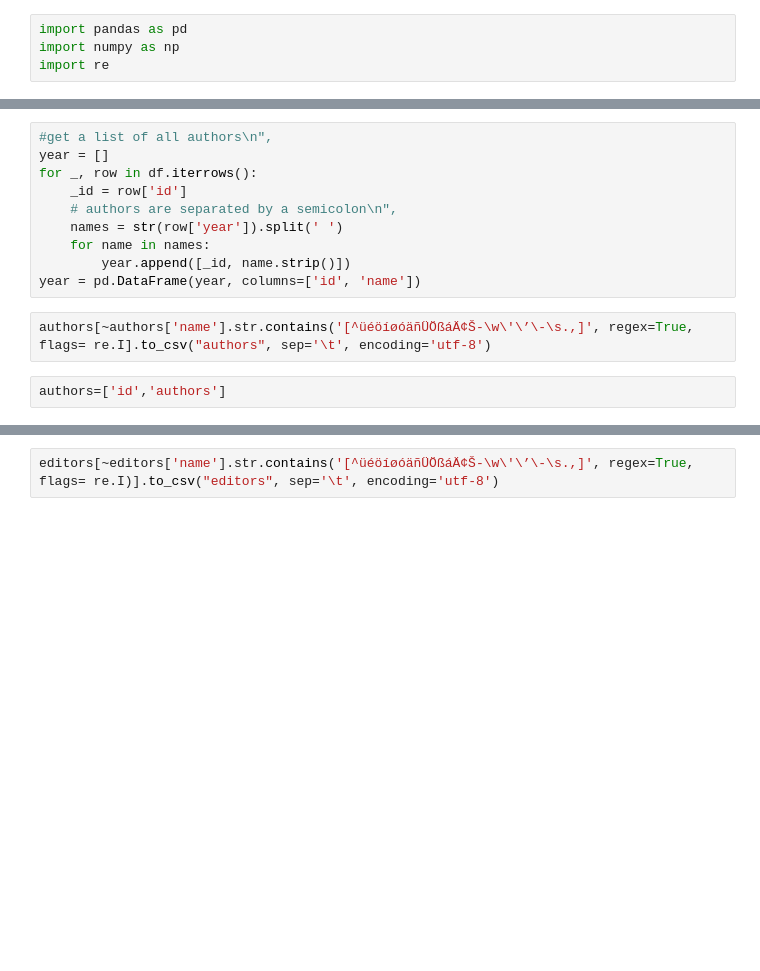
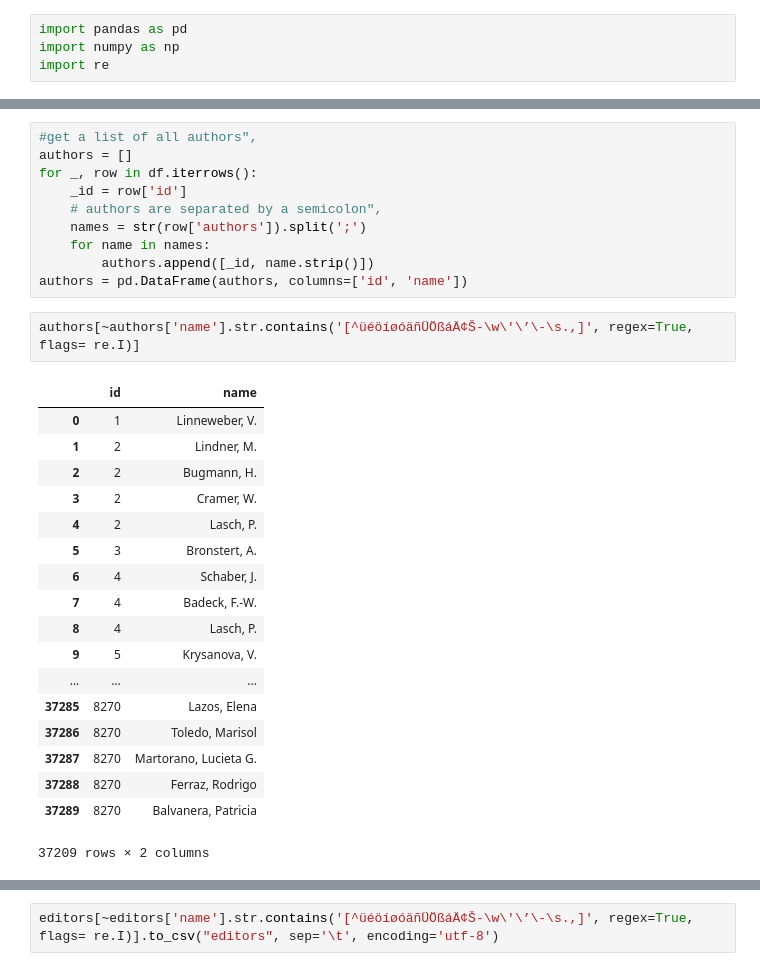
Before and after one commit to code-openness/Data, a Jupyter notebook: Preprocessing/Coding Openness.ipynb, the cells around one changed output, grey strips where cells are left out. Cells and saved outputs as stored; diff of their text form; blank space fills up the shorter version.

Commit message:
useless information in author, editor, year removed

```diff
--- a/Preprocessing/Coding Openness.ipynb
+++ b/Preprocessing/Coding Openness.ipynb
@@ -11,14 +32,31 @@ df.replace('\\n', np.NaN)
 # %%
-#get a list of all authors\n",
-year = []
+#get a list of all authors",
+authors = []
 for _, row in df.iterrows():
     _id = row['id']
-    # authors are separated by a semicolon\n",
-    names = str(row['year']).split(' ')
+    # authors are separated by a semicolon",
+    names = str(row['authors']).split(';')
     for name in names:
-        year.append([_id, name.strip()])
-year = pd.DataFrame(year, columns=['id', 'name'])
+        authors.append([_id, name.strip()])
+authors = pd.DataFrame(authors, columns=['id', 'name'])
 # %%
-authors[~authors['name'].str.contains('[^üéöíøóäñÜÖßáÄ¢Š‐\w\'\’\-\s.,]', regex=True, flags= re.I].to_csv("authors", sep='\t', encoding='utf-8')
+authors[~authors['name'].str.contains('[^üéöíøóäñÜÖßáÄ¢Š‐\w\'\’\-\s.,]', regex=True, flags= re.I)]
+# %% [output]
+|  | id | name |
+| 0 | 1 | Linneweber, V. |
+| 1 | 2 | Lindner, M. |
+| 2 | 2 | Bugmann, H. |
+| 3 | 2 | Cramer, W. |
+| 4 | 2 | Lasch, P. |
+| 5 | 3 | Bronstert, A. |
+| 6 | 4 | Schaber, J. |
+| 7 | 4 | Badeck, F.-W. |
+| 8 | 4 | Lasch, P. |
+| 9 | 5 | Krysanova, V. |
+| ... | ... | ... |
+| 37285 | 8270 | Lazos, Elena |
+| 37286 | 8270 | Toledo, Marisol |
+| 37287 | 8270 | Martorano, Lucieta G. |
+| 37288 | 8270 | Ferraz, Rodrigo |
+| 37289 | 8270 | Balvanera, Patricia |
+37209 rows × 2 columns
-# %%
-authors=['id','authors']
```
Also changed, not shown: parts of 8 cells of this notebook.
